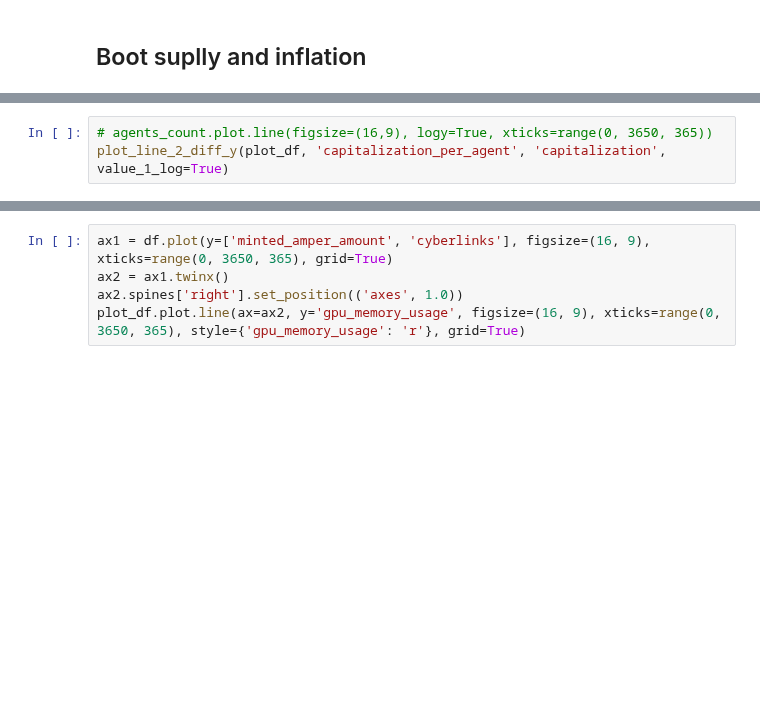
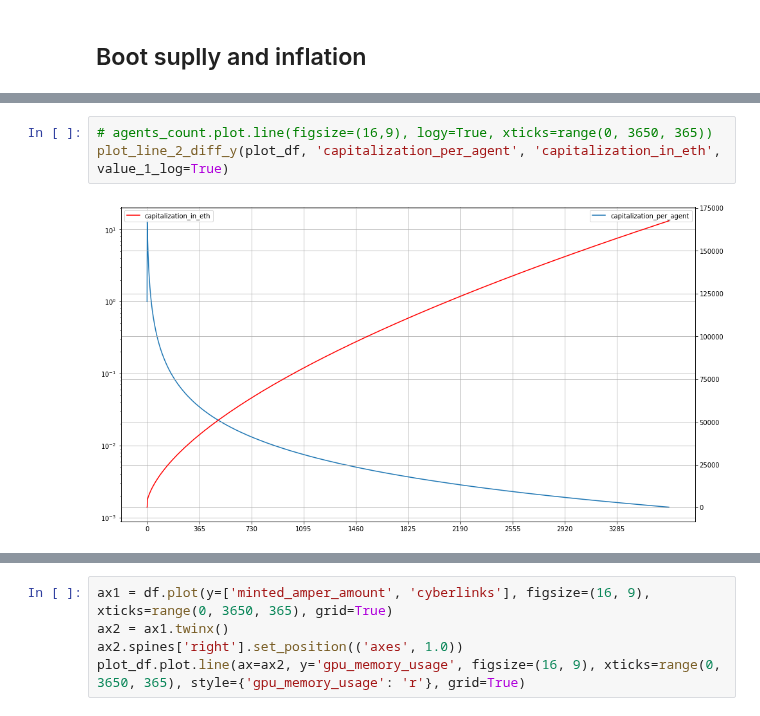
Before and after one commit to cybercongress/cybernomics, a Jupyter notebook: bostrom_simulation/simulation.ipynb, the cells around one changed output, grey strips where cells are left out. Cells and saved outputs as stored; diff of their text form; blank space fills up the shorter version.

```diff
--- a/bostrom_simulation/simulation.ipynb
+++ b/bostrom_simulation/simulation.ipynb
@@ -169,4 +209,6 @@ plot_df.plot(y='agents_count', figsize=(16, 9), xticks=range(0, 3650, 365), grid
 # %%
 # agents_count.plot.line(figsize=(16,9), logy=True, xticks=range(0, 3650, 365))
-plot_line_2_diff_y(plot_df, 'capitalization_per_agent', 'capitalization', value_1_log=True)
+plot_line_2_diff_y(plot_df, 'capitalization_per_agent', 'capitalization_in_eth', value_1_log=True)
+# %% [output]
+[figure, added]
 # %%
```
Also changed, not shown: parts of 12 cells of this notebook, 3 other files.
